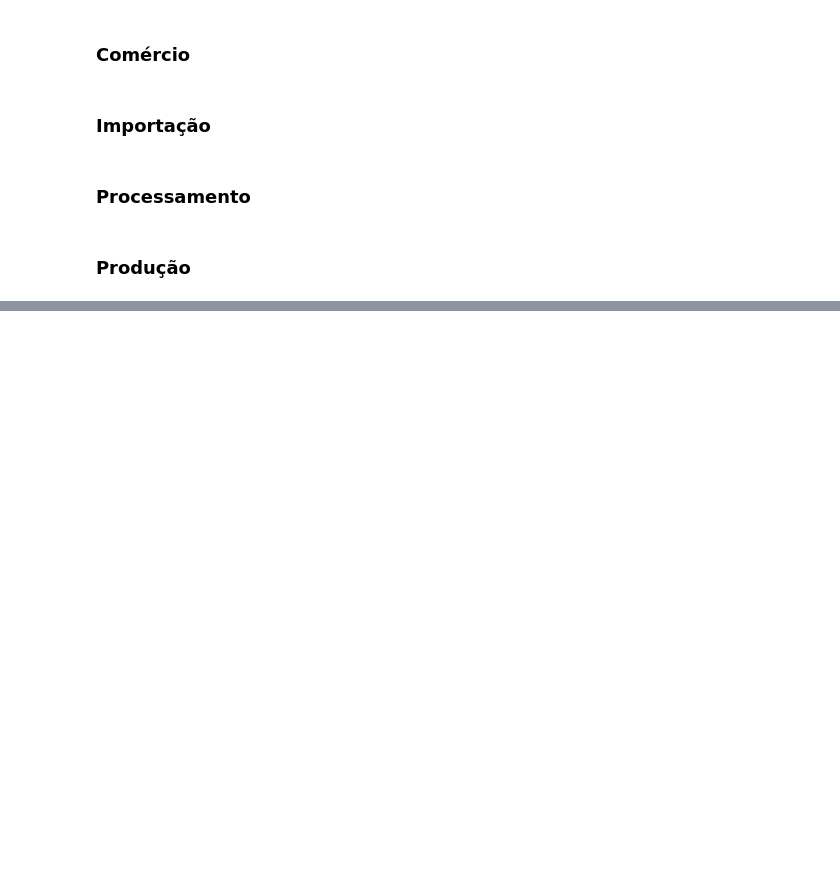
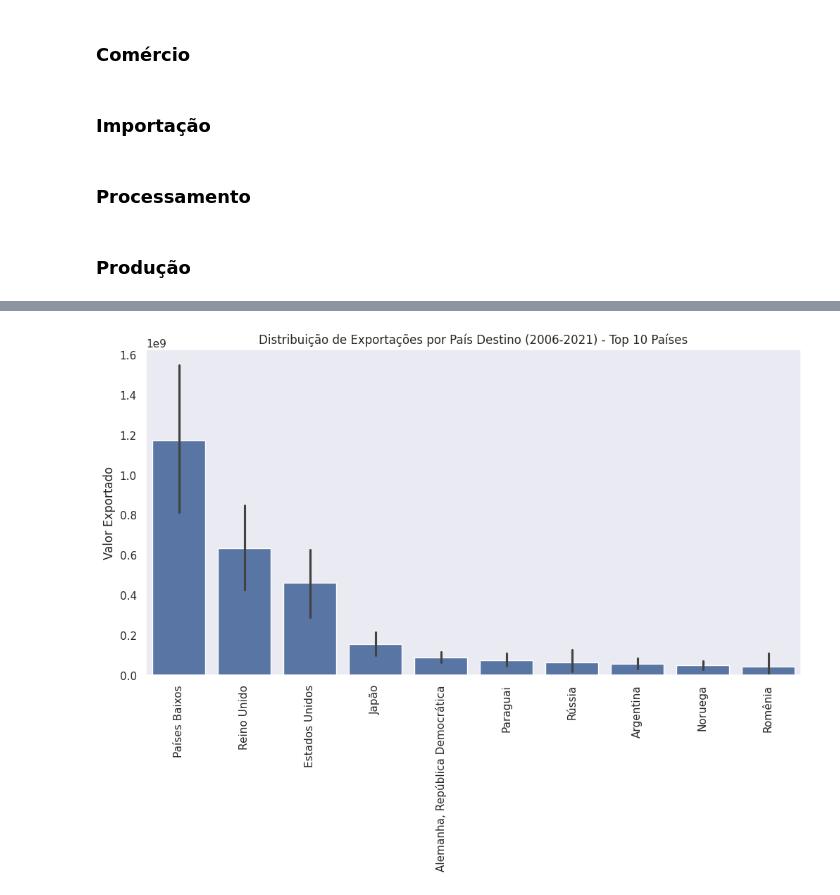
Before and after one commit to nineteens/tech-challenges, a Jupyter notebook: projetos/vinho/analise_exploratoria.ipynb, the cells around one changed output, grey strips where cells are left out. Drawn from its saved outputs; the diff is of its cells as text; code cells hidden in the pictures; blank space fills up the shorter version.

```diff
--- a/projetos/vinho/analise_exploratoria.ipynb
+++ b/projetos/vinho/analise_exploratoria.ipynb
@@ -78,0 +119,16 @@ df_comercio.head()
+# %%
+df_soma_por_pais = df_ultimos_15_anos.groupby('País')['valor'].sum().reset_index()
+
+top_10_paises = df_soma_por_pais.sort_values(by='valor', ascending=False).head(10)
+
+df_top_10_paises = df_ultimos_15_anos[df_ultimos_15_anos['País'].isin(top_10_paises['País'])]
+
+plt.figure(figsize=(12, 6))
+sns.barplot(data=df_top_10_paises, x="País", y="valor", estimator=sum, order=top_10_paises['País'])
+plt.title('Distribuição de Exportações por País Destino (2006-2021) - Top 10 Países')
+plt.ylabel('Valor Exportado')
+plt.xlabel('')
+plt.xticks(rotation=90)
+plt.show()
+# %% [output]
+[figure, added]
```
Also changed, not shown: parts of 17 cells of this notebook, 1 other file.
